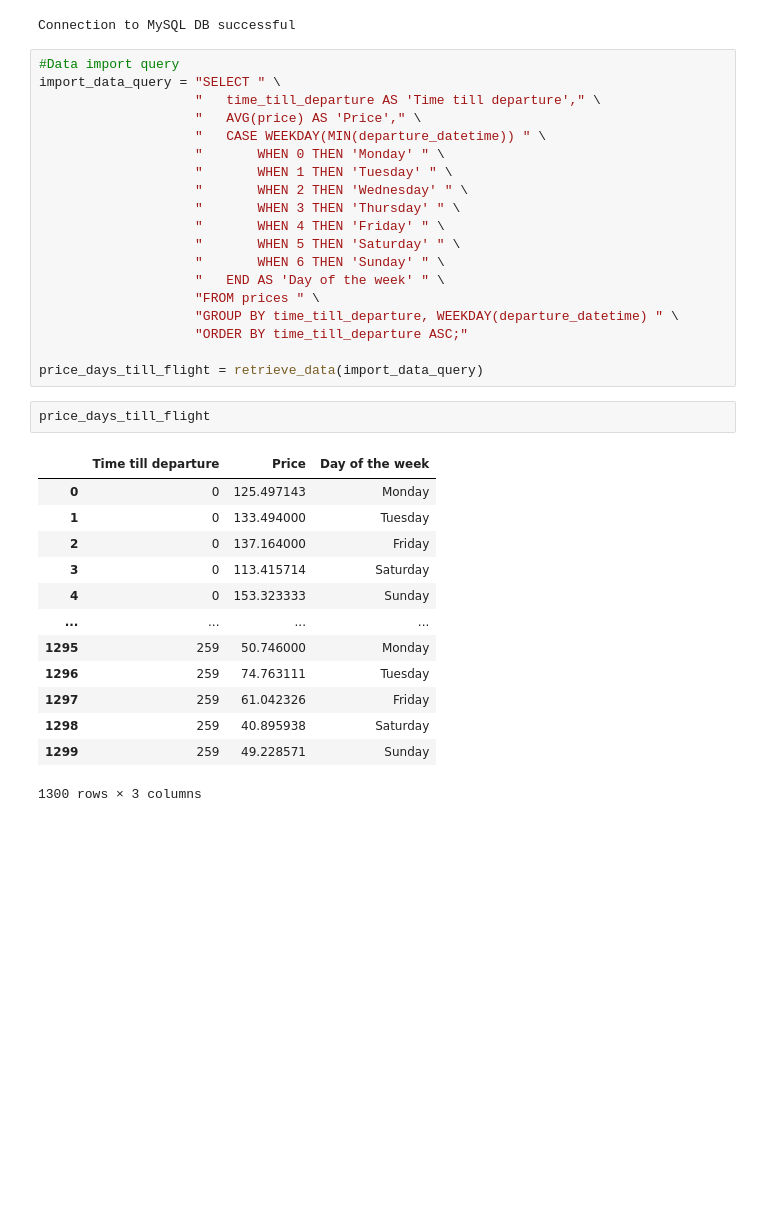
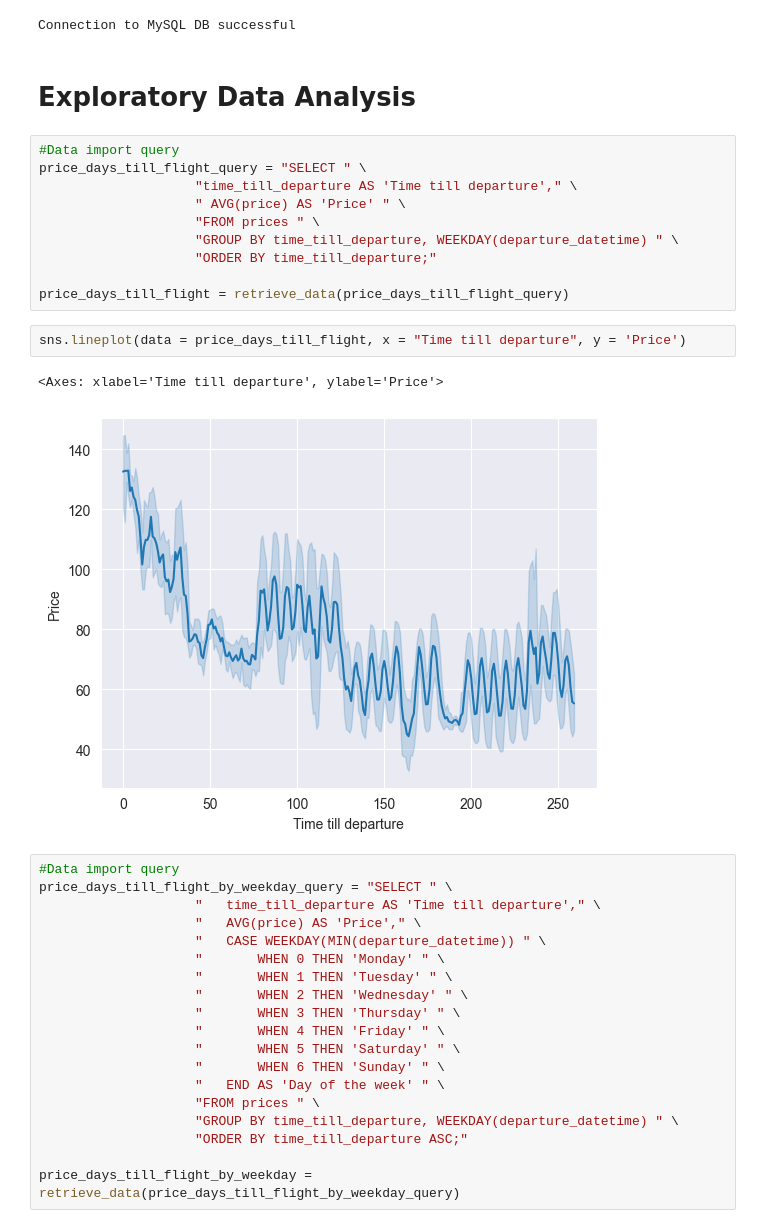
Before and after one commit to skiador/FlightPrices, a Jupyter notebook: notebooks/Data analysis.ipynb, the cells around one changed output. Drawn from its saved outputs; the diff is of its cells as text; blank space fills up the shorter version.

Commit message:
Added graphs and markdown structure

```diff
--- a/notebooks/Data analysis.ipynb
+++ b/notebooks/Data analysis.ipynb
@@ -46,9 +48,26 @@ database = config.get('SQL DB', 'database')
 cnx, cursor = connect_to_sql_db(host, user, passwd, database)
 # %% [output]
 Connection to MySQL DB successful
+# %% [markdown]
+# Exploratory Data Analysis
+# %%
+#Data import query
+price_days_till_flight_query = "SELECT " \
+                    "time_till_departure AS 'Time till departure'," \
+                    " AVG(price) AS 'Price' " \
+                    "FROM prices " \
+                    "GROUP BY time_till_departure, WEEKDAY(departure_datetime) " \
+                    "ORDER BY time_till_departure;"
+
+price_days_till_flight = retrieve_data(price_days_till_flight_query)
+# %%
+sns.lineplot(data = price_days_till_flight, x = "Time till departure", y = 'Price')
+# %% [output]
+<Axes: xlabel='Time till departure', ylabel='Price'>
+[figure, added]
 # %%
 #Data import query
-import_data_query = "SELECT " \
+price_days_till_flight_by_weekday_query = "SELECT " \
                     "   time_till_departure AS 'Time till departure'," \
                     "   AVG(price) AS 'Price'," \
                     "   CASE WEEKDAY(MIN(departure_datetime)) " \
@@ -64,22 +83,6 @@ import_data_query = "SELECT " \
                     "GROUP BY time_till_departure, WEEKDAY(departure_datetime) " \
                     "ORDER BY time_till_departure ASC;"
 
-price_days_till_flight = retrieve_data(import_data_query)
+price_days_till_flight_by_weekday = retrieve_data(price_days_till_flight_by_weekday_query)
-# %%
-price_days_till_flight
-# %% [output]
-|  | Time till departure | Price | Day of the week |
-| 0 | 0 | 125.497143 | Monday |
-| 1 | 0 | 133.494000 | Tuesday |
-| 2 | 0 | 137.164000 | Friday |
-| 3 | 0 | 113.415714 | Saturday |
-| 4 | 0 | 153.323333 | Sunday |
-| ... | ... | ... | ... |
-| 1295 | 259 | 50.746000 | Monday |
-| 1296 | 259 | 74.763111 | Tuesday |
-| 1297 | 259 | 61.042326 | Friday |
-| 1298 | 259 | 40.895938 | Saturday |
-| 1299 | 259 | 49.228571 | Sunday |
-1300 rows × 3 columns
 # %%
 # Plot the data
```
Also changed, not shown: parts of 4 cells of this notebook.
